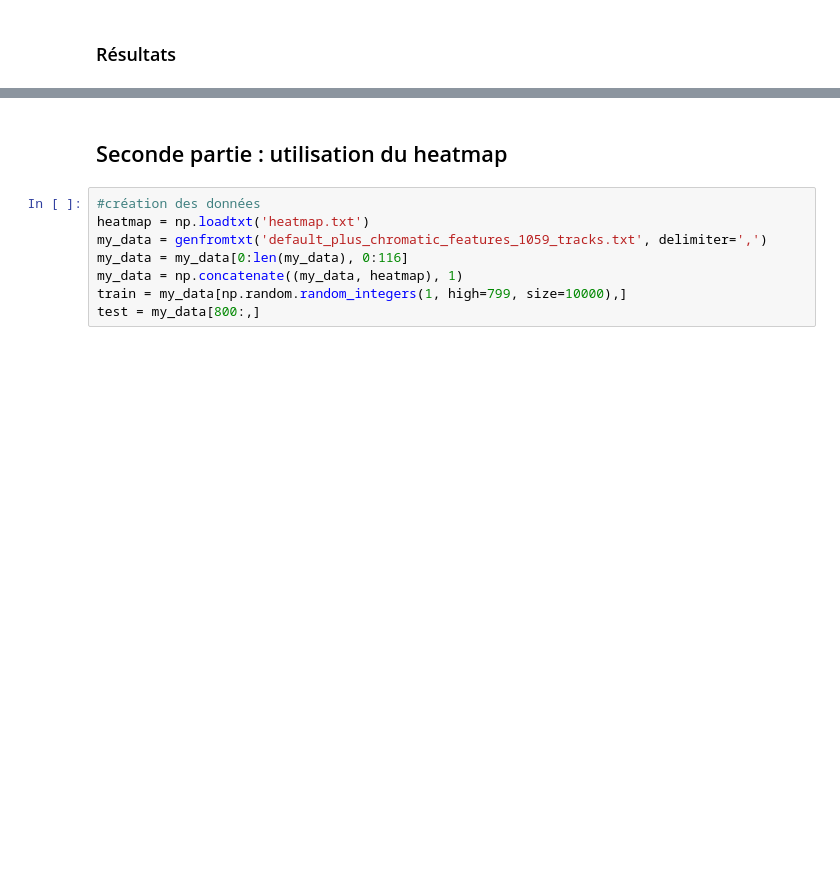
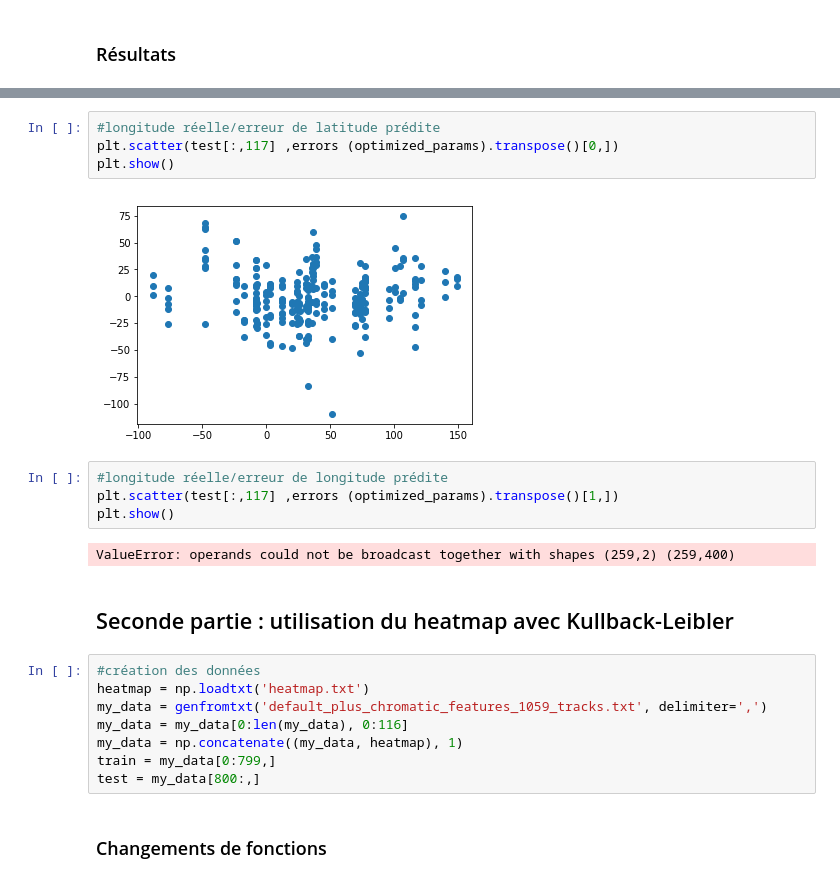
Before and after one commit to SebCoube/SOADML-music-location, a Jupyter notebook: SOADML.ipynb, the cells around one changed output, grey strips where cells are left out. Cells and saved outputs as stored; diff of their text form; blank space fills up the shorter version.

```diff
--- a/SOADML.ipynb
+++ b/SOADML.ipynb
@@ -117,13 +125,27 @@ plt.show()
+# %%
+#longitude réelle/erreur de latitude prédite
+plt.scatter(test[:,117] ,errors (optimized_params).transpose()[0,])
+plt.show()
+# %% [output]
+[figure, added]
+# %%
+#longitude réelle/erreur de longitude prédite
+plt.scatter(test[:,117] ,errors (optimized_params).transpose()[1,])
+plt.show()
+# %% [output]
+ValueError: operands could not be broadcast together with shapes (259,2) (259,400)
 # %% [markdown]
-## Seconde partie : utilisation du heatmap
+## Seconde partie : utilisation du heatmap avec Kullback-Leibler
 # %%
 #création des données
 heatmap = np.loadtxt('heatmap.txt')
 my_data = genfromtxt('default_plus_chromatic_features_1059_tracks.txt', delimiter=',')
 my_data = my_data[0:len(my_data), 0:116]
 my_data = np.concatenate((my_data, heatmap), 1)
-train = my_data[np.random.random_integers(1, high=799, size=10000),]
+train = my_data[0:799,]
 test = my_data[800:,]
+# %% [markdown]
+### Changements de fonctions
 # %%
 init_scale = 0.1
 weight_prior_variance = 10.0
```
Also changed, not shown: parts of 20 cells of this notebook.
